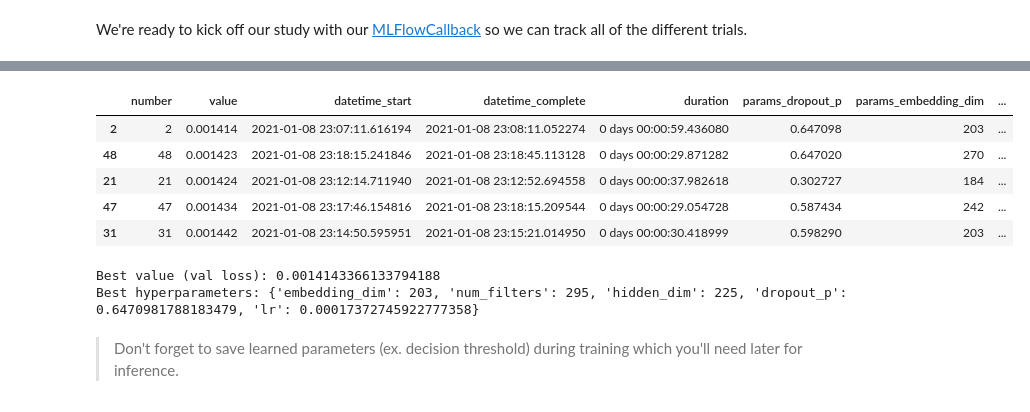
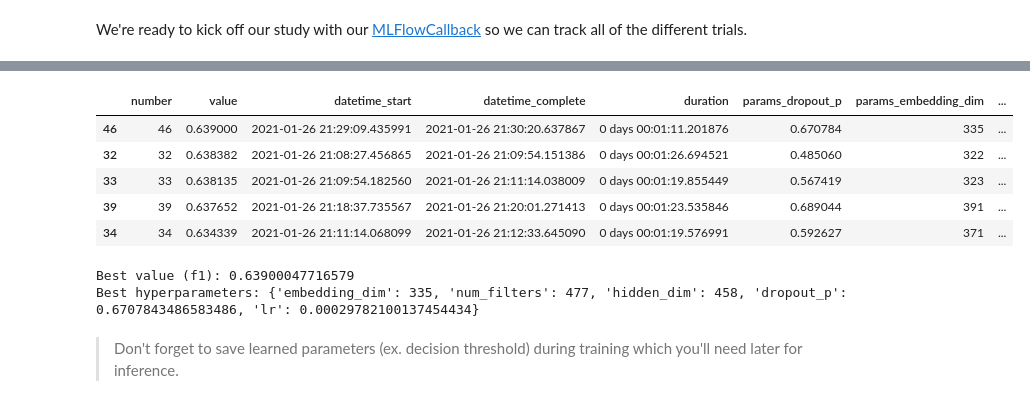
Before and after one commit to GokuMohandas/mlops-course, a Jupyter notebook: notebooks/tagifai.ipynb, the cells around one changed output, grey strips where cells are left out. Drawn from its saved outputs; the diff is of its cells as text; code cells hidden in the pictures.

```diff
--- a/notebooks/tagifai.ipynb
+++ b/notebooks/tagifai.ipynb
@@ -3463,9 +3460,9 @@ NUM_TRIALS = 50 # small sample for now
 # %%
 # Optimize
 pruner = optuna.pruners.MedianPruner(n_startup_trials=5, n_warmup_steps=5)
-study = optuna.create_study(study_name="optimization", direction="minimize", pruner=pruner)
+study = optuna.create_study(study_name="optimization", direction="maximize", pruner=pruner)
 mlflow_callback = MLflowCallback(
-    tracking_uri=mlflow.get_tracking_uri(), metric_name="best_val_loss")
+    tracking_uri=mlflow.get_tracking_uri(), metric_name="f1")
 study.optimize(lambda trial: objective(trial, args),
                n_trials=NUM_TRIALS,
                callbacks=[mlflow_callback])
@@ -3602,22 +3596,22 @@ We can then view the results through various lens (contours, parallel coordinate
 # %%
 # All trials
 trials_df = study.trials_dataframe()
-trials_df = trials_df.sort_values(["value"], ascending=True)  # sort by metric
+trials_df = trials_df.sort_values(["value"], ascending=False)  # sort by metric
 trials_df.head()
 # %% [output]
 |  | number | value | datetime_start | datetime_complete | duration | params_dropout_p | params_embedding_dim | ... |
-| 2 | 2 | 0.001414 | 2021-01-08 23:07:11.616194 | 2021-01-08 23:08:11.052274 | 0 days 00:00:59.436080 | 0.647098 | 203 | ... |
-| 48 | 48 | 0.001423 | 2021-01-08 23:18:15.241846 | 2021-01-08 23:18:45.113128 | 0 days 00:00:29.871282 | 0.647020 | 270 | ... |
-| 21 | 21 | 0.001424 | 2021-01-08 23:12:14.711940 | 2021-01-08 23:12:52.694558 | 0 days 00:00:37.982618 | 0.302727 | 184 | ... |
-| 47 | 47 | 0.001434 | 2021-01-08 23:17:46.154816 | 2021-01-08 23:18:15.209544 | 0 days 00:00:29.054728 | 0.587434 | 242 | ... |
-| 31 | 31 | 0.001442 | 2021-01-08 23:14:50.595951 | 2021-01-08 23:15:21.014950 | 0 days 00:00:30.418999 | 0.598290 | 203 | ... |
+| 46 | 46 | 0.639000 | 2021-01-26 21:29:09.435991 | 2021-01-26 21:30:20.637867 | 0 days 00:01:11.201876 | 0.670784 | 335 | ... |
+| 32 | 32 | 0.638382 | 2021-01-26 21:08:27.456865 | 2021-01-26 21:09:54.151386 | 0 days 00:01:26.694521 | 0.485060 | 322 | ... |
+| 33 | 33 | 0.638135 | 2021-01-26 21:09:54.182560 | 2021-01-26 21:11:14.038009 | 0 days 00:01:19.855449 | 0.567419 | 323 | ... |
+| 39 | 39 | 0.637652 | 2021-01-26 21:18:37.735567 | 2021-01-26 21:20:01.271413 | 0 days 00:01:23.535846 | 0.689044 | 391 | ... |
+| 34 | 34 | 0.634339 | 2021-01-26 21:11:14.068099 | 2021-01-26 21:12:33.645090 | 0 days 00:01:19.576991 | 0.592627 | 371 | ... |
 # %%
 # Best trial
-print (f"Best value (val loss): {study.best_trial.value}")
+print (f"Best value (f1): {study.best_trial.value}")
 print (f"Best hyperparameters: {study.best_trial.params}")
 # %% [output]
-Best value (val loss): 0.0014143366133794188
-Best hyperparameters: {'embedding_dim': 203, 'num_filters': 295, 'hidden_dim': 225, 'dropout_p': 0.6470981788183479, 'lr': 0.00017372745922777358}
+Best value (f1): 0.63900047716579
+Best hyperparameters: {'embedding_dim': 335, 'num_filters': 477, 'hidden_dim': 458, 'dropout_p': 0.6707843486583486, 'lr': 0.00029782100137454434}
 # %% [markdown]
 > Don't forget to save learned parameters (ex. decision threshold) during training which you'll need later for inference.
 # %%
```
Also changed, not shown: parts of 21 cells of this notebook, 24 other files.
